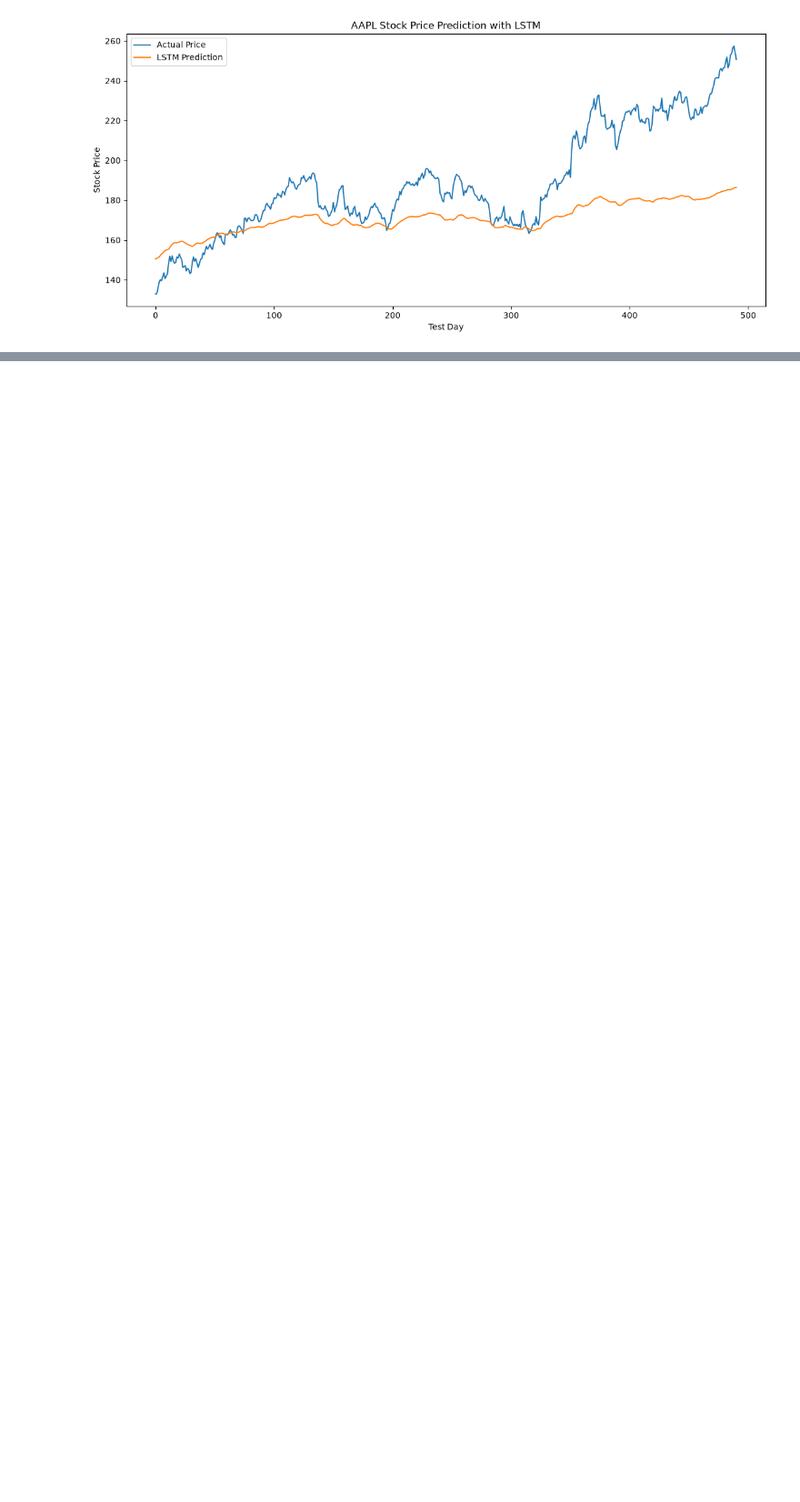
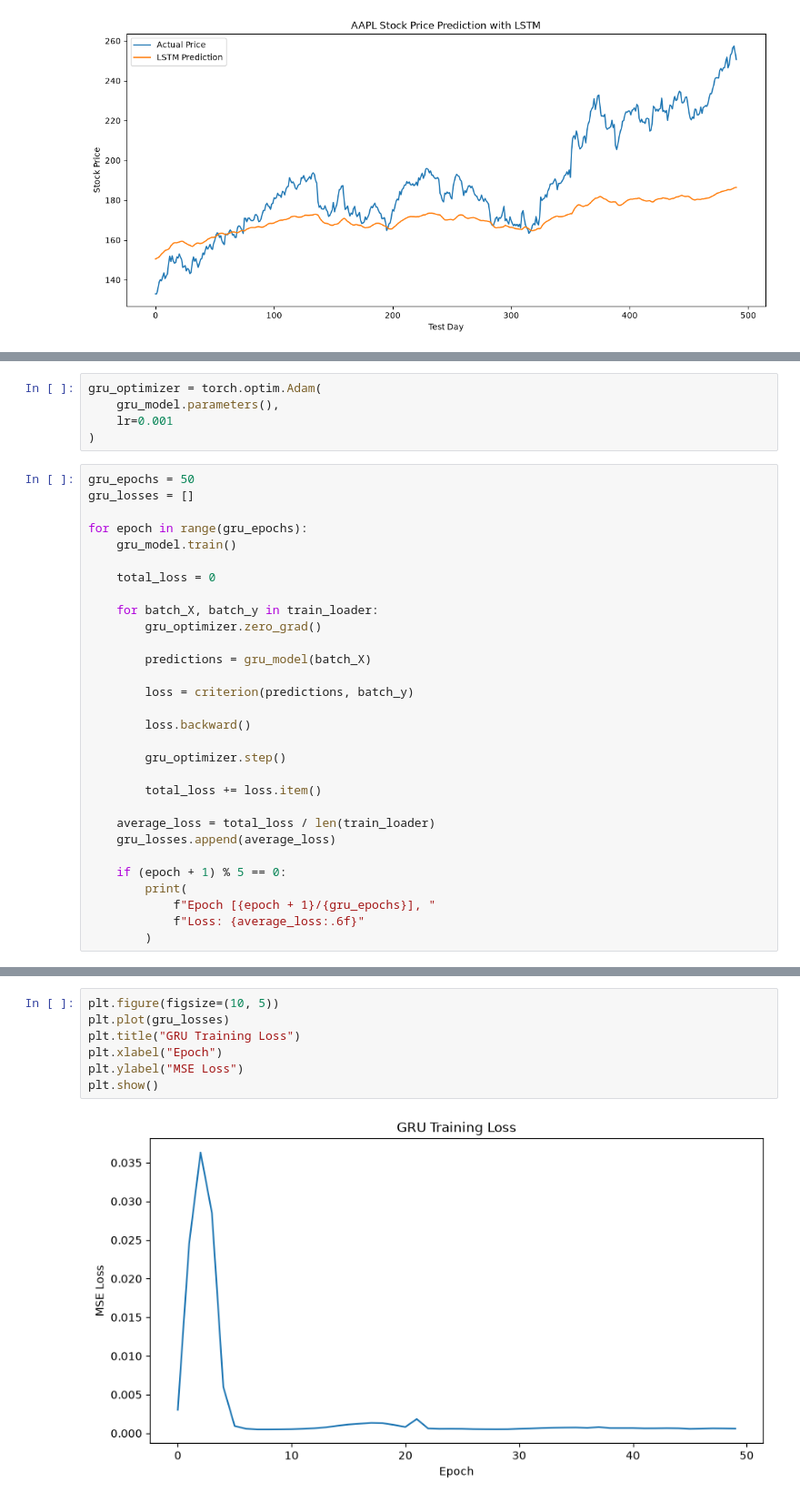
Before and after one commit to metegurkaynak/stock-price-prediction-pytorch, a Jupyter notebook: notebooks/stock_price_prediction.ipynb, the cells around one changed output, grey strips where cells are left out. Shown at 91% size. Drawn from its saved outputs; the diff is of its cells as text; blank space fills up the shorter version.

Commit message:
Implement GRU Model and compare with LSTM

```diff
--- a/notebooks/stock_price_prediction.ipynb
+++ b/notebooks/stock_price_prediction.ipynb
@@ -354,0 +396,35 @@ plt.show()
+# %%
+gru_optimizer = torch.optim.Adam(
+    gru_model.parameters(),
+    lr=0.001
+)
+# %%
+gru_epochs = 50
+gru_losses = []
+
+for epoch in range(gru_epochs):
+    gru_model.train()
+
+    total_loss = 0
+
+    for batch_X, batch_y in train_loader:
+        gru_optimizer.zero_grad()
+
+        predictions = gru_model(batch_X)
+
+        loss = criterion(predictions, batch_y)
+
+        loss.backward()
+
+        gru_optimizer.step()
+
+        total_loss += loss.item()
+
+    average_loss = total_loss / len(train_loader)
+    gru_losses.append(average_loss)
+
+    if (epoch + 1) % 5 == 0:
+        print(
+            f"Epoch [{epoch + 1}/{gru_epochs}], "
+            f"Loss: {average_loss:.6f}"
+        )
@@ -354,0 +442,9 @@ plt.show()
+# %%
+plt.figure(figsize=(10, 5))
+plt.plot(gru_losses)
+plt.title("GRU Training Loss")
+plt.xlabel("Epoch")
+plt.ylabel("MSE Loss")
+plt.show()
+# %% [output]
+[figure, added]
```
Also changed, not shown: parts of 12 cells of this notebook.
